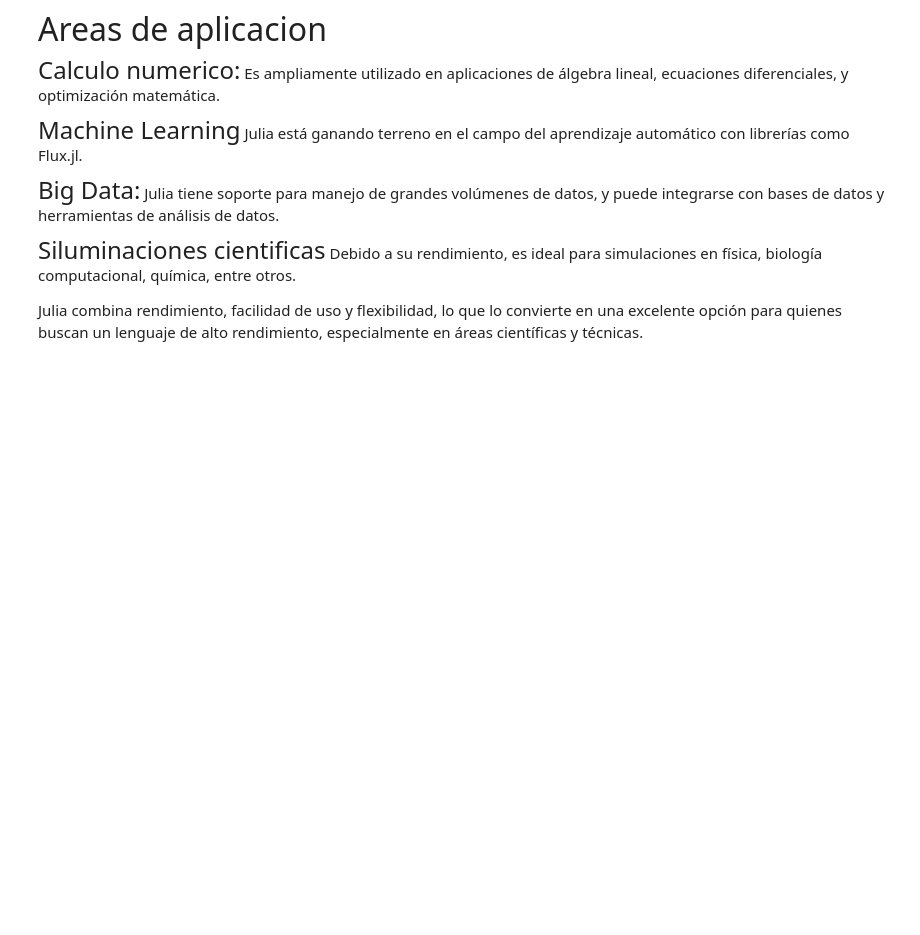
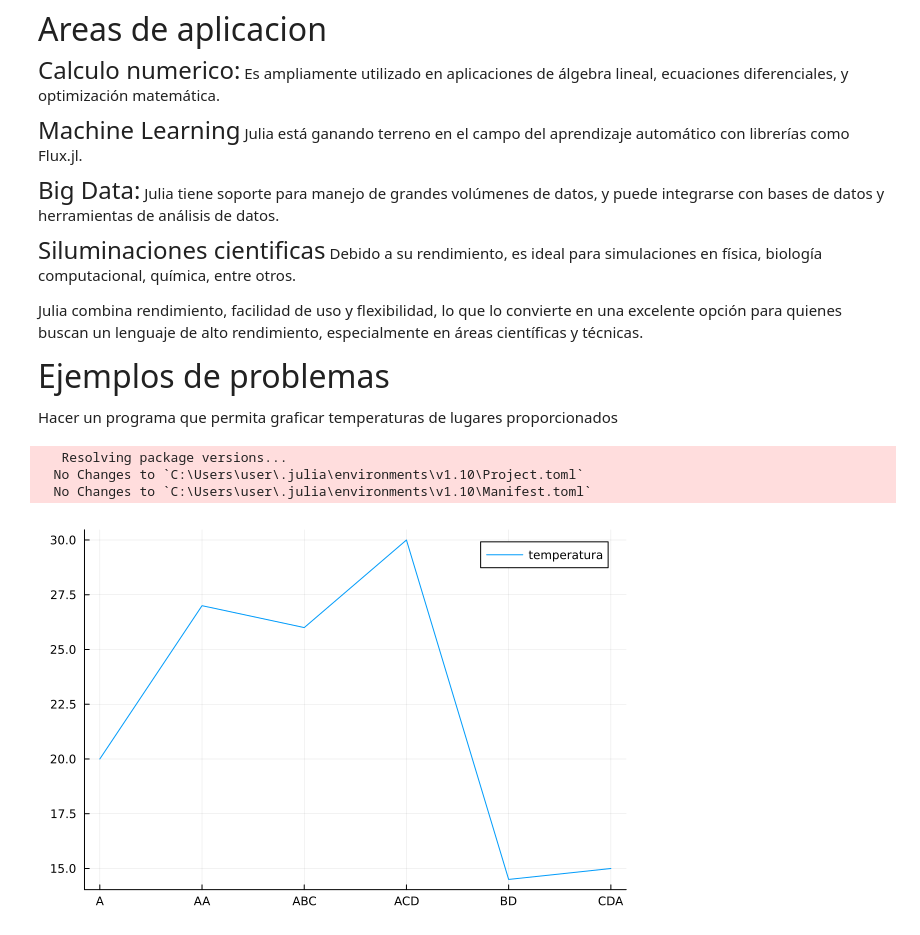
Before and after one commit to FranciscoRoman31/Notebook-Julia, a Jupyter notebook: NotebookJulia.ipynb, the cells around one changed output. Saved outputs shown, nothing was run; the diff lists cells and outputs as text; code cells hidden in the pictures; blank space fills up the shorter version.

```diff
--- a/NotebookJulia.ipynb
+++ b/NotebookJulia.ipynb
@@ -76,3 +152,18 @@ El resultado es menor o igual a 25
 <font size="5">Siluminaciones cientificas</font> Debido a su rendimiento, es ideal para simulaciones en física, biología computacional, química, entre otros.
 
 Julia combina rendimiento, facilidad de uso y flexibilidad, lo que lo convierte en una excelente opción para quienes buscan un lenguaje de alto rendimiento, especialmente en áreas científicas y técnicas.
+# %% [markdown]
+<font size="6">Ejemplos de problemas</font>
+
+Hacer un programa que permita graficar temperaturas de lugares proporcionados
+# %%
+using Plots
+temperatura = [20, 27, 26, 30, 14.5, 15]
+lugar = ["A", "AA", "ABC", "ACD", "BD", "CDA"]
+grafica = plot(lugar, temperatura, label="temperatura")
+display(grafica)
+# %% [output]
+   Resolving package versions...
+  No Changes to `C:\Users\user\.julia\environments\v1.10\Project.toml`
+  No Changes to `C:\Users\user\.julia\environments\v1.10\Manifest.toml`
+[figure, added]
```
Also changed, not shown: parts of 11 cells of this notebook.
